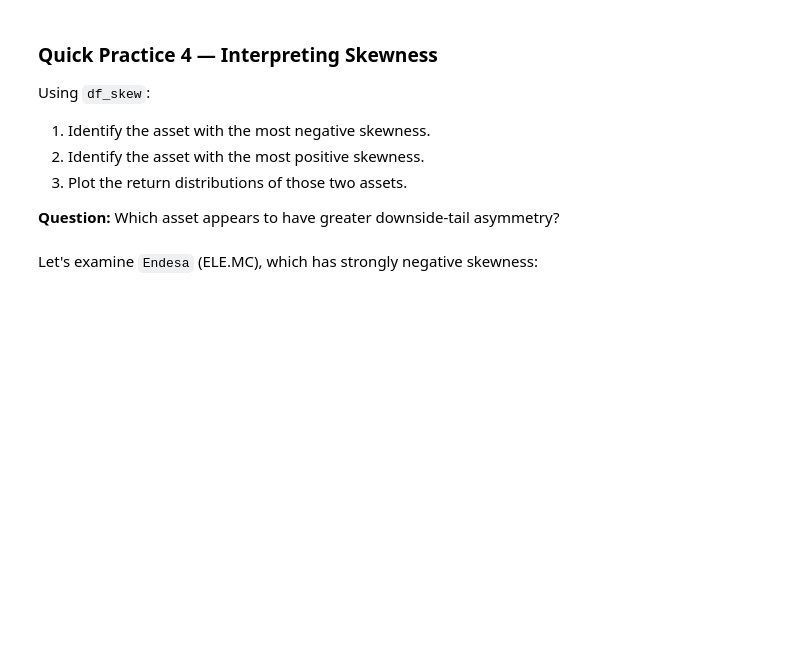
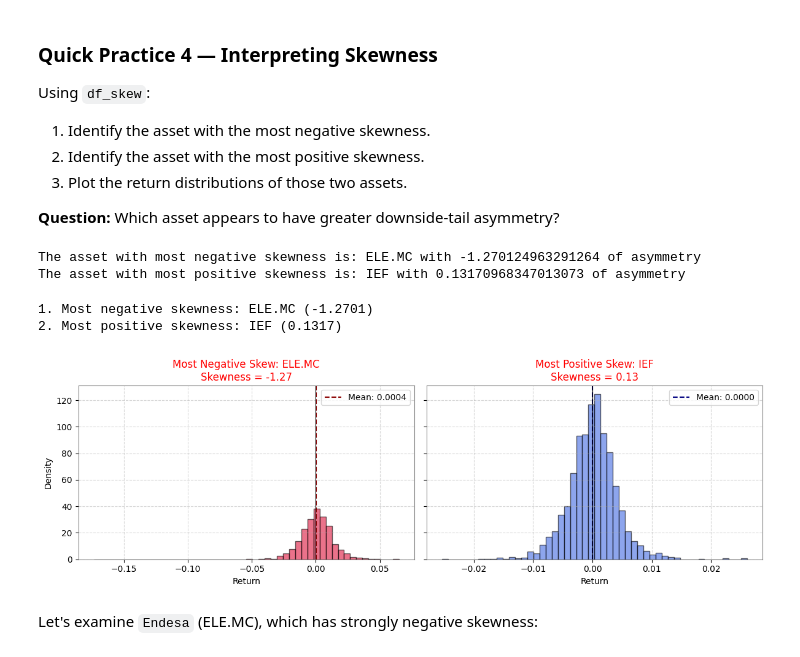
Before and after one commit to bynak06-cell/Finance-and-Technology, a Jupyter notebook: Tema_1_Activos_Intro/src/analisis-inicial-English.ipynb, the cells around one changed output. Cells and saved outputs as stored; diff of their text form; code cells hidden in the pictures; blank space fills up the shorter version.

```diff
--- a/Tema_1_Activos_Intro/src/analisis-inicial-English.ipynb
+++ b/Tema_1_Activos_Intro/src/analisis-inicial-English.ipynb
@@ -403,7 +407,7 @@ We will now load two groups of assets that will help us analyze different return
 # %% [markdown]
 Reading the files from GitHub (use this option in Colab)
 # %%
-file_path = "https://raw.githubusercontent.<com/alfonso-santos/microcredencial-carteras-python/refs/heads/Feb-2025/Tema_1_Activos_Intro/data/data_OHLC.xlsx"
+file_path = "https://raw.githubusercontent.com/alfonso-santos/microcredencial-carteras-python/refs/heads/Feb-2025/Tema_1_Activos_Intro/data/data_OHLC.xlsx"
 data_OHLC_df = pd.read_excel(file_path, header=[0, 1], index_col=0, parse_dates=True)
 
 file_path = "https://raw.githubusercontent.com/alfonso-santos/microcredencial-carteras-python/refs/heads/Feb-2025/Tema_1_Activos_Intro/data/data_OHLC_corr.xlsx"
@@ -801,3 +910,46 @@ Using `df_skew`:
+# %%
+# Write your code here
+print(f"The asset with most negative skewness is: {df_skew.idxmin()} with {df_skew.min()} of asymmetry")
+print(f"The asset with most positive skewness is: {df_skew.idxmax()} with {df_skew.max()} of asymmetry")
+# %% [output]
+The asset with most negative skewness is: ELE.MC with -1.270124963291264 of asymmetry
+The asset with most positive skewness is: IEF with 0.13170968347013073 of asymmetry
+# %%
+# 1. Identify the assets using df_skew
+most_neg_asset = df_skew.idxmin()
+most_pos_asset = df_skew.idxmax()
+
+print(f"1. Most negative skewness: {most_neg_asset} ({df_skew[most_neg_asset]:.4f})")
+print(f"2. Most positive skewness: {most_pos_asset} ({df_skew[most_pos_asset]:.4f})")
+
+# 3. Plot the return distributions from ret_close_df
+fig, axes = plt.subplots(1, 2, figsize=(12, 4), sharey=True)
+
+# Most negative skewness asset
+axes[0].hist(ret_close_df[most_neg_asset].dropna(), bins=50, density=True, alpha=0.6, color='crimson', edgecolor='black')
+axes[0].axvline(ret_close_df[most_neg_asset].mean(), color='darkred', linestyle='--', label=f'Mean: {ret_close_df[most_neg_asset].mean():.4f}')
+axes[0].axvline(0, color='black', linewidth=0.8)
+axes[0].set_title(f"Most Negative Skew: {most_neg_asset}\nSkewness = {df_skew[most_neg_asset]:.2f}")
+axes[0].set_xlabel("Return")
+axes[0].set_ylabel("Density")
+axes[0].legend()
+axes[0].grid(True, linestyle='--', alpha=0.5)
+
+# Most positive skewness asset
+axes[1].hist(ret_close_df[most_pos_asset].dropna(), bins=50, density=True, alpha=0.6, color='royalblue', edgecolor='black')
+axes[1].axvline(ret_close_df[most_pos_asset].mean(), color='navy', linestyle='--', label=f'Mean: {ret_close_df[most_pos_asset].mean():.4f}')
+axes[1].axvline(0, color='black', linewidth=0.8)
+axes[1].set_title(f"Most Positive Skew: {most_pos_asset}\nSkewness = {df_skew[most_pos_asset]:.2f}")
+axes[1].set_xlabel("Return")
+axes[1].legend()
+axes[1].grid(True, linestyle='--', alpha=0.5)
+
+plt.tight_layout()
+plt.show()
+# %% [output]
+1. Most negative skewness: ELE.MC (-1.2701)
+2. Most positive skewness: IEF (0.1317)
+[figure, added]
 # %% [markdown]
 Let's examine `Endesa` (ELE.MC), which has strongly negative skewness:
 # %%
```
Also changed, not shown: parts of 28 cells of this notebook.
